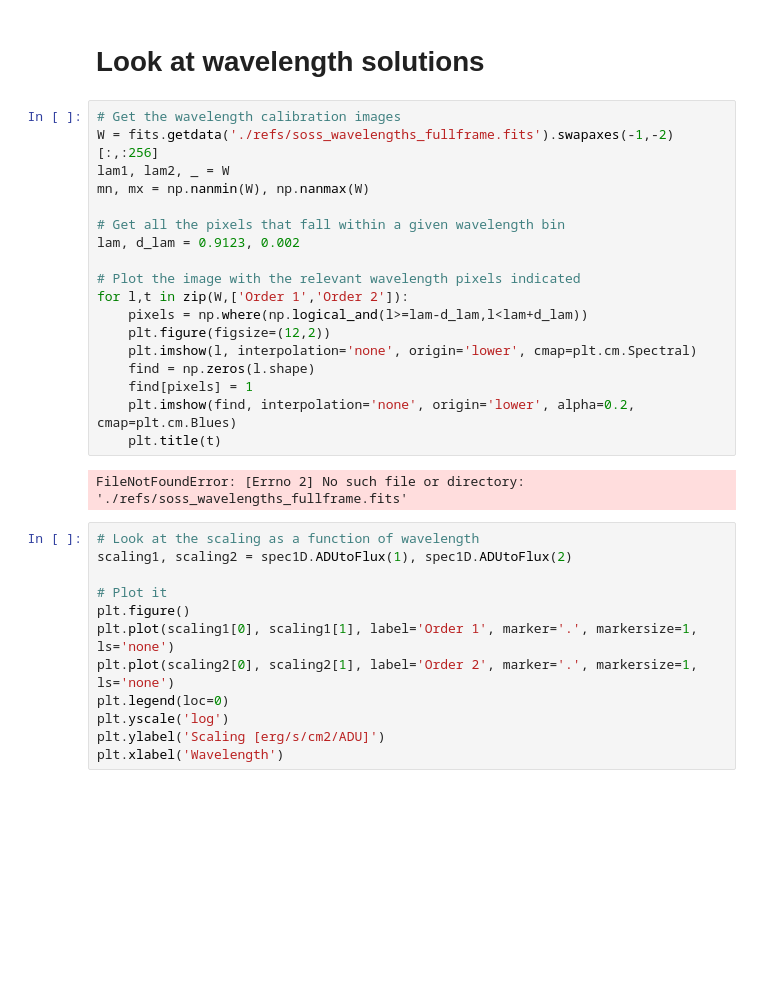
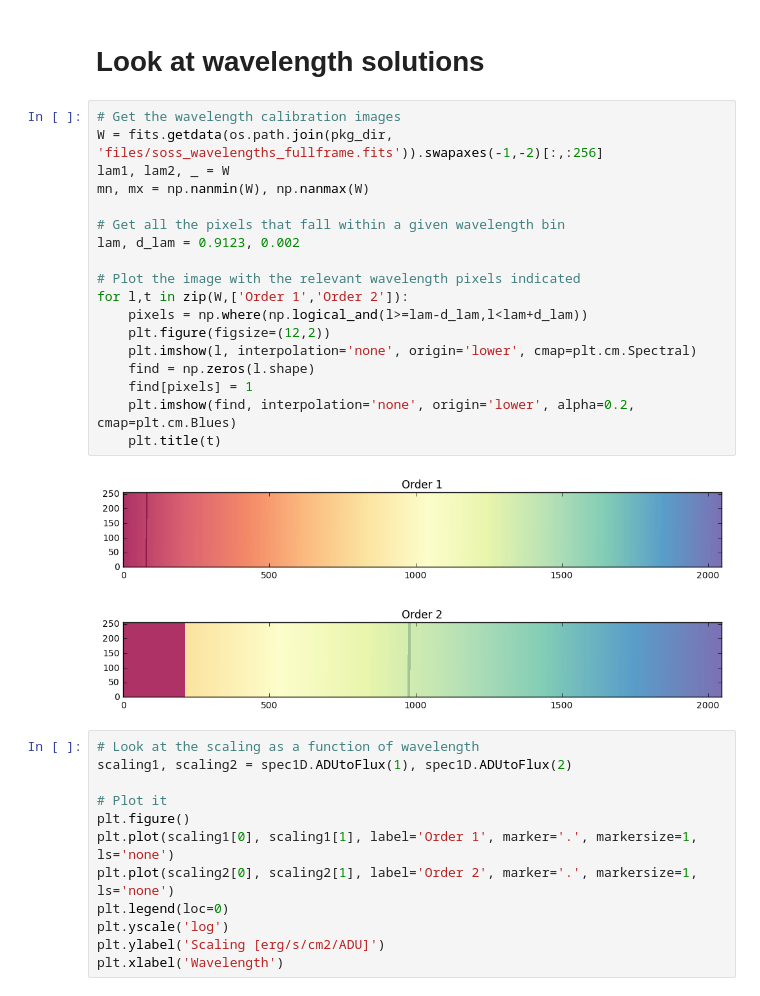
Before and after one commit to spacetelescope/awesimsoss, a Jupyter notebook: notebooks/extract_SOSS_traces.ipynb, the cells around one changed output. Drawn from its saved outputs; the diff is of its cells as text; blank space fills up the shorter version.

```diff
--- a/notebooks/extract_SOSS_traces.ipynb
+++ b/notebooks/extract_SOSS_traces.ipynb
@@ -221,24 +222,25 @@ Clipped 252 pixels beyond 12 sigma.
 # Look at wavelength solutions
 # %%
 # Get the wavelength calibration images
-W = fits.getdata('./refs/soss_wavelengths_fullframe.fits').swapaxes(-1,-2)[:,:256]
+W = fits.getdata(os.path.join(pkg_dir, 'files/soss_wavelengths_fullframe.fits')).swapaxes(-1,-2)[:,:256]
 lam1, lam2, _ = W
 mn, mx = np.nanmin(W), np.nanmax(W)
 
 # Get all the pixels that fall within a given wavelength bin
 lam, d_lam = 0.9123, 0.002
 
 # Plot the image with the relevant wavelength pixels indicated
 for l,t in zip(W,['Order 1','Order 2']):
     pixels = np.where(np.logical_and(l>=lam-d_lam,l<lam+d_lam))
     plt.figure(figsize=(12,2))
     plt.imshow(l, interpolation='none', origin='lower', cmap=plt.cm.Spectral)
     find = np.zeros(l.shape)
     find[pixels] = 1
     plt.imshow(find, interpolation='none', origin='lower', alpha=0.2, cmap=plt.cm.Blues)
     plt.title(t)
 # %% [output]
-FileNotFoundError: [Errno 2] No such file or directory: './refs/soss_wavelengths_fullframe.fits'
+[figure, added]
+[figure, added]
 # %%
 # Look at the scaling as a function of wavelength
 scaling1, scaling2 = spec1D.ADUtoFlux(1), spec1D.ADUtoFlux(2)
```
Also changed, not shown: parts of 9 cells of this notebook, 6 other files.
